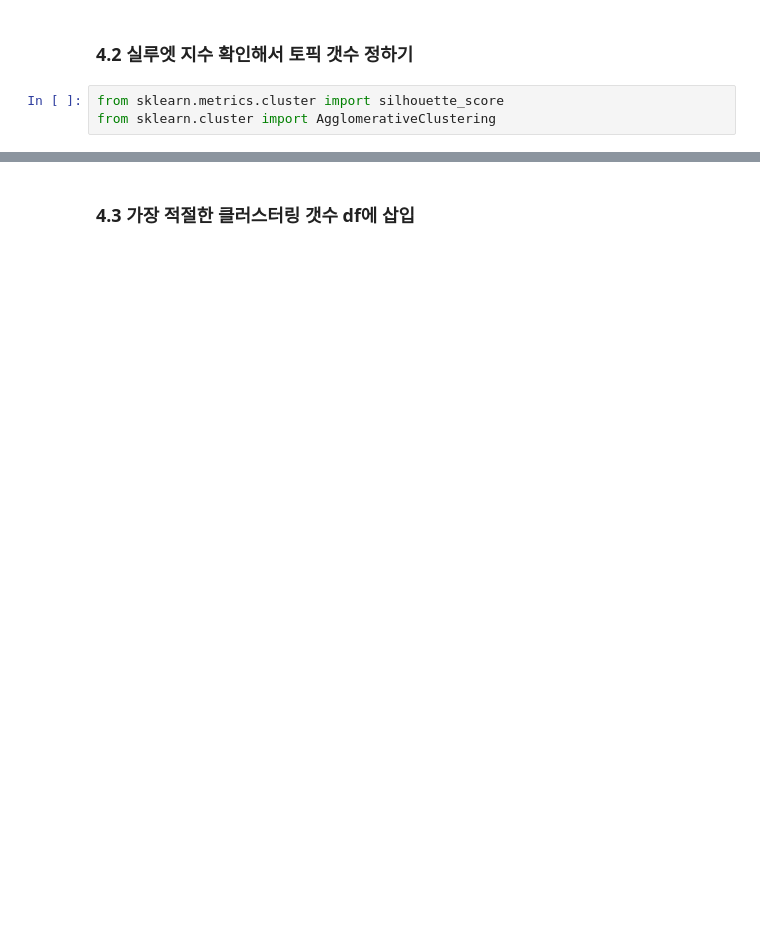
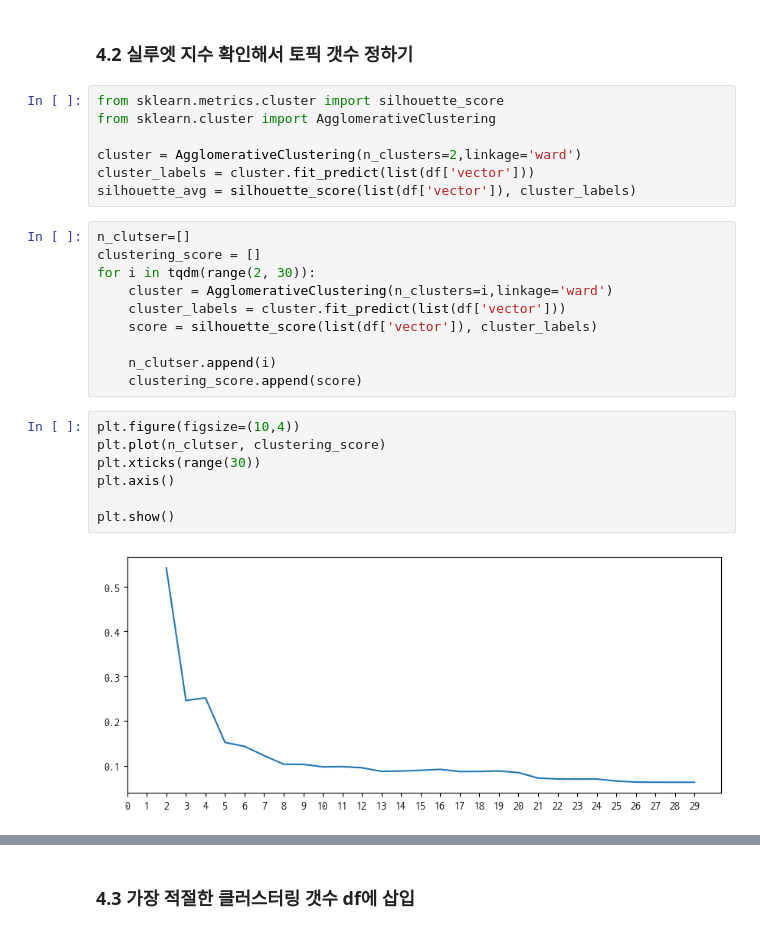
Before and after one commit to Sungileo/LGDX_2, a Jupyter notebook: posts/Day1_실습.ipynb, the cells around one changed output, grey strips where cells are left out. Cells and saved outputs as stored; diff of their text form; blank space fills up the shorter version.

```diff
--- a/posts/Day1_실습.ipynb
+++ b/posts/Day1_실습.ipynb
@@ -202,3 +213,26 @@ from matplotlib import pyplot as plt
 # %%
 from sklearn.metrics.cluster import silhouette_score
 from sklearn.cluster import AgglomerativeClustering
+
+cluster = AgglomerativeClustering(n_clusters=2,linkage='ward')
+cluster_labels = cluster.fit_predict(list(df['vector']))
+silhouette_avg = silhouette_score(list(df['vector']), cluster_labels)
+# %%
+n_clutser=[]
+clustering_score = []
+for i in tqdm(range(2, 30)):
+    cluster = AgglomerativeClustering(n_clusters=i,linkage='ward')
+    cluster_labels = cluster.fit_predict(list(df['vector']))
+    score = silhouette_score(list(df['vector']), cluster_labels)
+
+    n_clutser.append(i)
+    clustering_score.append(score)
+# %%
+plt.figure(figsize=(10,4))
+plt.plot(n_clutser, clustering_score)
+plt.xticks(range(30))
+plt.axis()
+
+plt.show()
+# %% [output]
+[figure, added]
```
Also changed, not shown: parts of 11 cells of this notebook, 6 other files.
